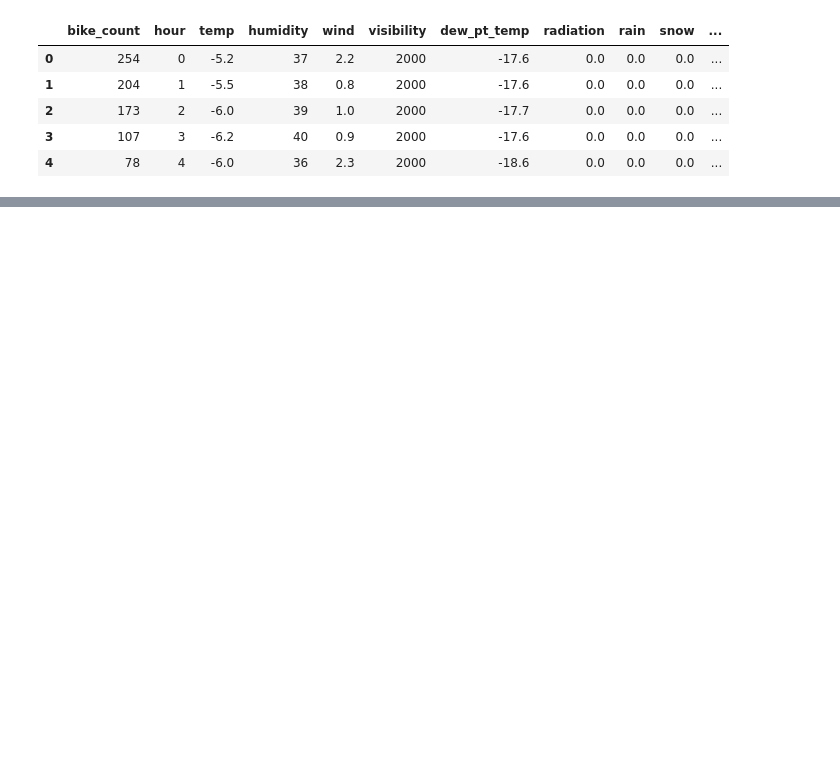
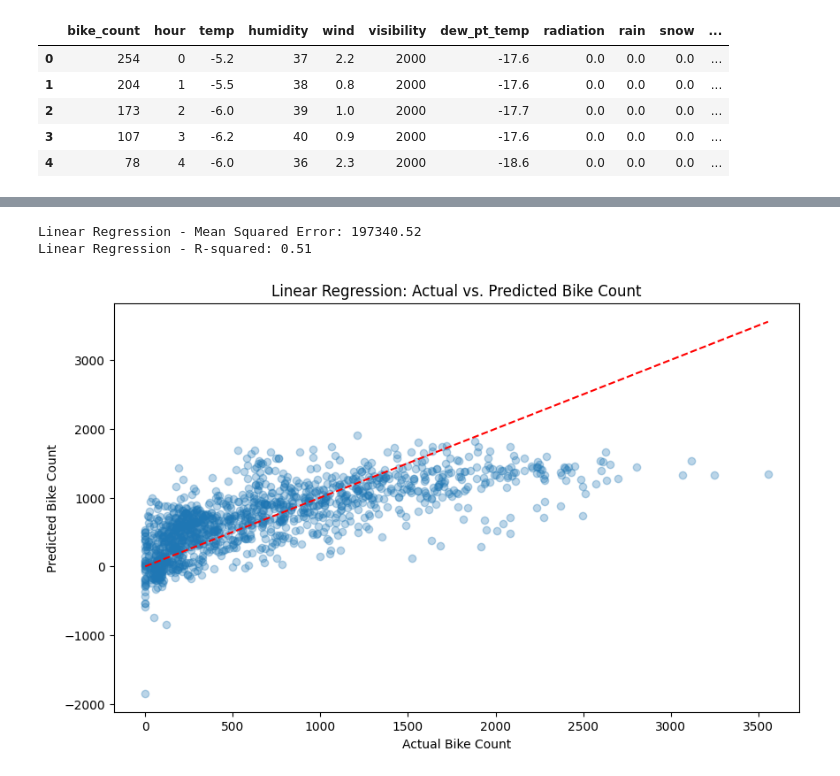
Before and after one commit to ChAbid-773/Bike_Regresssion, a Jupyter notebook: Bike_Regresssion.ipynb, the cells around one changed output, grey strips where cells are left out. Saved outputs shown, nothing was run; the diff lists cells and outputs as text; code cells hidden in the pictures; blank space fills up the shorter version.

```diff
--- a/Bike_Regresssion.ipynb
+++ b/Bike_Regresssion.ipynb
@@ -26,3 +26,5 @@ df.head()
 | 2 | 173 | 2 | -6.0 | 39 | 1.0 | 2000 | -17.7 | 0.0 | 0.0 | 0.0 | ... |
 | 3 | 107 | 3 | -6.2 | 40 | 0.9 | 2000 | -17.6 | 0.0 | 0.0 | 0.0 | ... |
 | 4 | 78 | 4 | -6.0 | 36 | 2.3 | 2000 | -18.6 | 0.0 | 0.0 | 0.0 | ... |
+# %%
+df['functional'] = df['functional'].apply(lambda x: 1 if x == 'Yes' else 0)
@@ -28,0 +91,3 @@ df.head()
+# %%
+X = df.drop('bike_count', axis=1)
+y = df['bike_count']
@@ -28,0 +96,11 @@ df.head()
+# %%
+from sklearn.model_selection import train_test_split
+from sklearn.preprocessing import StandardScaler
+
+X_train, X_temp, y_train, y_temp = train_test_split(X, y, test_size=0.3, random_state=42)
+X_val, X_test, y_val, y_test = train_test_split(X_temp, y_temp, test_size=0.5, random_state=42)
+
+scaler = StandardScaler()
+X_train_scaled = scaler.fit_transform(X_train)
+X_val_scaled = scaler.transform(X_val)
+X_test_scaled = scaler.transform(X_test)
@@ -28,0 +118,31 @@ df.head()
+# %%
+from sklearn.linear_model import LinearRegression
+from sklearn.metrics import mean_squared_error, r2_score
+import matplotlib.pyplot as plt
+
+# Initialize and train the Linear Regression model
+linear_model = LinearRegression()
+linear_model.fit(X_train_scaled, y_train)
+
+# Make predictions on the test set
+y_pred_linear = linear_model.predict(X_test_scaled)
+
+# Evaluate the model
+mse_linear = mean_squared_error(y_test, y_pred_linear)
+r2_linear = r2_score(y_test, y_pred_linear)
+
+print(f"Linear Regression - Mean Squared Error: {mse_linear:.2f}")
+print(f"Linear Regression - R-squared: {r2_linear:.2f}")
+
+# Plotting predictions vs actual values
+plt.figure(figsize=(10, 6))
+plt.scatter(y_test, y_pred_linear, alpha=0.3)
+plt.plot([y_test.min(), y_test.max()], [y_test.min(), y_test.max()], 'r--')
+plt.xlabel('Actual Bike Count')
+plt.ylabel('Predicted Bike Count')
+plt.title('Linear Regression: Actual vs. Predicted Bike Count')
+plt.show()
+# %% [output]
+Linear Regression - Mean Squared Error: 197340.52
+Linear Regression - R-squared: 0.51
+[figure, added]
```
Also changed, not shown: parts of 29 cells of this notebook.
